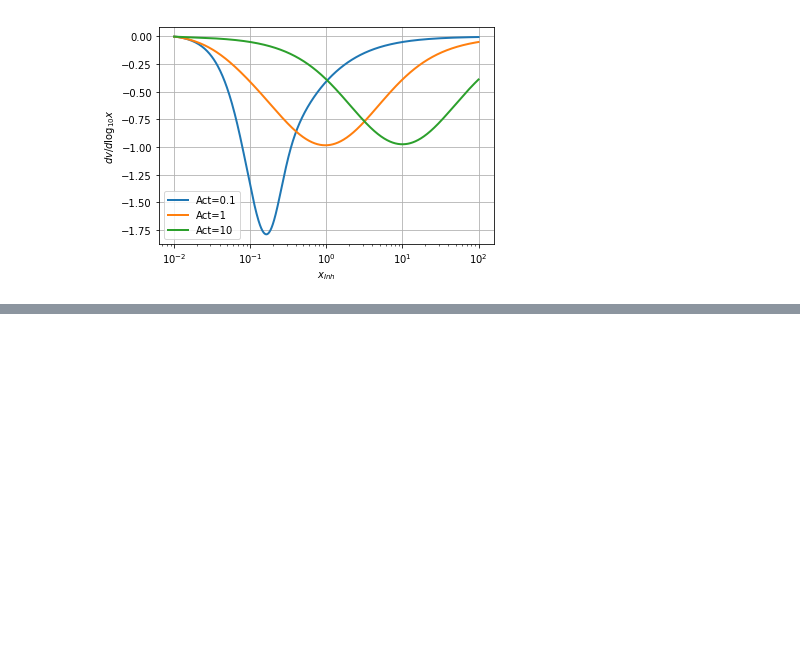
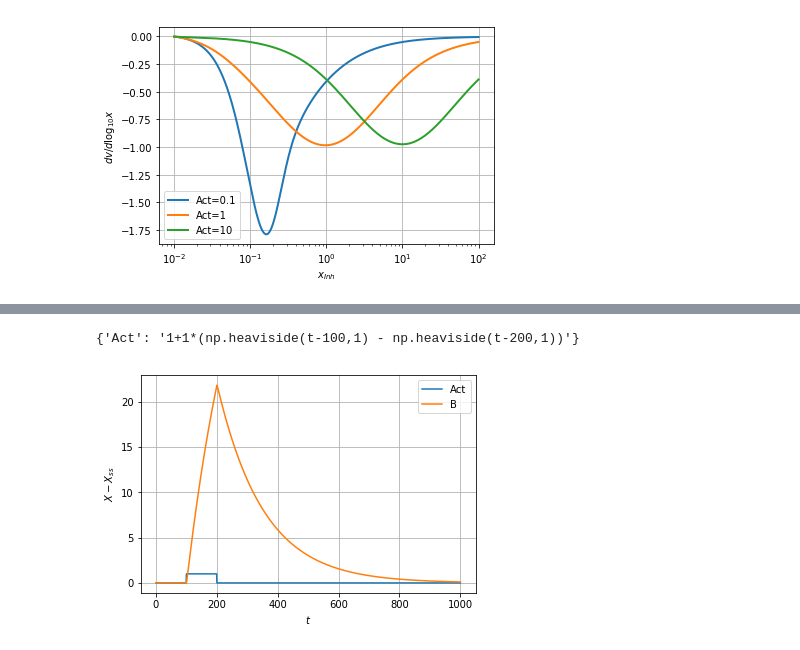
Before and after one commit to gawthrop/BondGraphTools-Biomolecular, a Jupyter notebook: CyclicFlowModulation.ipynb, the cells around one changed output, grey strips where cells are left out. Drawn from its saved outputs; the diff is of its cells as text; code cells hidden in the pictures; blank space fills up the shorter version.

Commit message:
Added integrator

```diff
--- a/CyclicFlowModulation.ipynb
+++ b/CyclicFlowModulation.ipynb
@@ -198,7 +212,8 @@ def label(sX1,sX2,X1,X2,N,Loop=False):
         else:
             return f'{sX1}={X1}'
 
-def VaryX(sX='A',sX1='Act',sX2='Inh',XX1=[0.1,1,10],X2=1,NN=[2],K_B=1e-6,deriv=False,quiet=True):
+def VaryX(sX='A',sX1='Act',sX2='Inh',Xrange=[1e-2,1e2],XX1=[1],X2=1,NN=[2],K_B=1e-6,
+          IntPar=False,deriv=False,quiet=True):
 
     ## Time
     t_max = int(1e4)
@@ -208,11 +223,11 @@ def VaryX(sX='A',sX1='Act',sX2='Inh',XX1=[0.1,1,10],X2=1,NN=[2],K_B=1e-6,deriv=F
     i_max = len(t)
     i_0 = int(i_max*t_0/t_max)
     i_1 = i_max-i_0
-
+    #print(i_0,i_1)
 
     ## Set up the chemostats: vary X
-    x_max = 1e2
-    x_min = 1e-2
+    x_max = Xrange[1]
+    x_min = Xrange[0]
     chemo = '{3} + ({0}-{3})*np.heaviside(t-{1},1)*((t-{1})/{2})'.format(x_max,t_0,t_1,x_min)
     X_chemo =  {sX:chemo}
 
@@ -221,7 +236,7 @@ def VaryX(sX='A',sX1='Act',sX2='Inh',XX1=[0.1,1,10],X2=1,NN=[2],K_B=1e-6,deriv=F
 
             ## Non-unit parameters and states
             e0 = 1 # Total enzyme
-            parameter,X0 = setParameter(s,abs(N),e0,K_0=1)
+            parameter,X0 = setParameter(s,abs(N),e0,K_0=1,Integrator=IntPar)
             X0[s['spec_index'][sX1]] = X1
             X0[s['spec_index'][sX2]] = X2
             #print(X0)
@@ -365,0 +408,25 @@ TIGAR (TP53-induced gycolysis and apoptosis regulator) mimics \ch{F26P}; this is
+# %%
+t = np.linspace(0,10000)
+scB = st.statify(s,chemostats=['A','Act','Inh','AAf','BBf','AAr','BBr'])
+X_chemo=None
+chemo = '1+{0}*(np.heaviside(t-{1},1) - np.heaviside(t-{2},1))'.format(1,100,200)
+X_chemo =  {'Act':chemo}
+print(X_chemo)
+N=2
+e0 = 1
+
+for Integrator in [True]:
+    parameter,X0 = setParameter(s,abs(N),e0,Integrator=Integrator)
+
+    ## Get the steady-state
+    dat = st.sim(s,sc=scB,t=t,parameter=parameter,X0=X0,X_chemo=None,quiet=quiet)
+    X_ss = dat['X'][-1]
+
+
+    ## Simulate from steady-state
+    t = np.linspace(0,1000,1000)
+    dat = st.sim(s,sc=scB,t=t,parameter=parameter,X0=X_ss,X_chemo=X_chemo,quiet=quiet)
+    st.plot(s,dat,species=['Act','B'],reaction=[],x_ss=X_ss)
+# %% [output]
+{'Act': '1+1*(np.heaviside(t-100,1) - np.heaviside(t-200,1))'}
+[figure, added]
```
Also changed, not shown: parts of 6 cells of this notebook, 1 other file.
